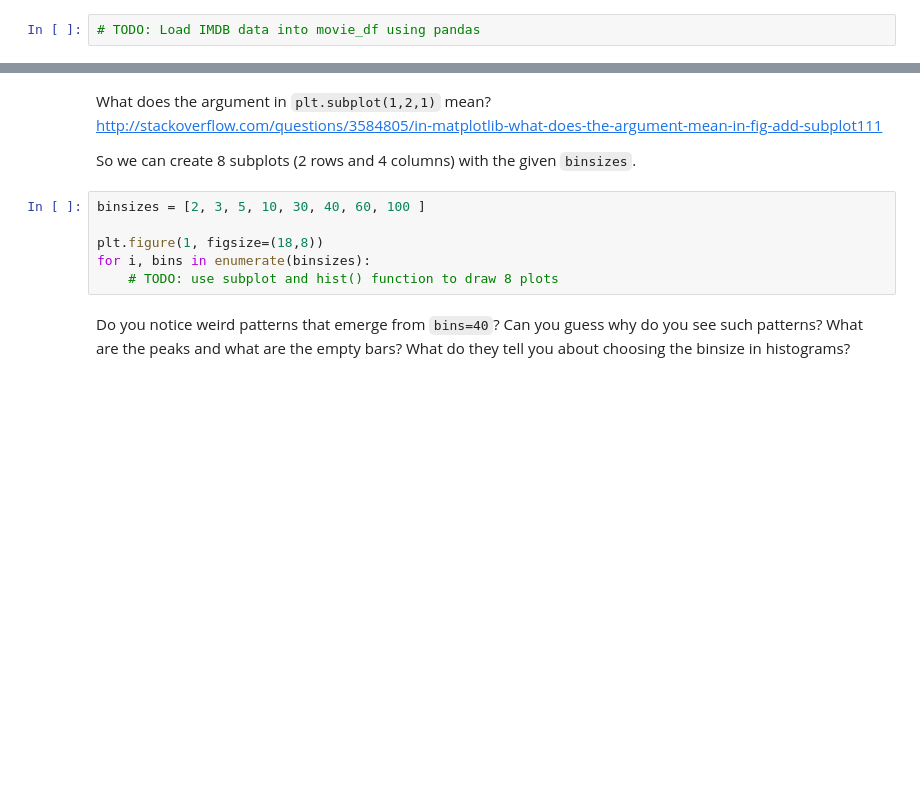
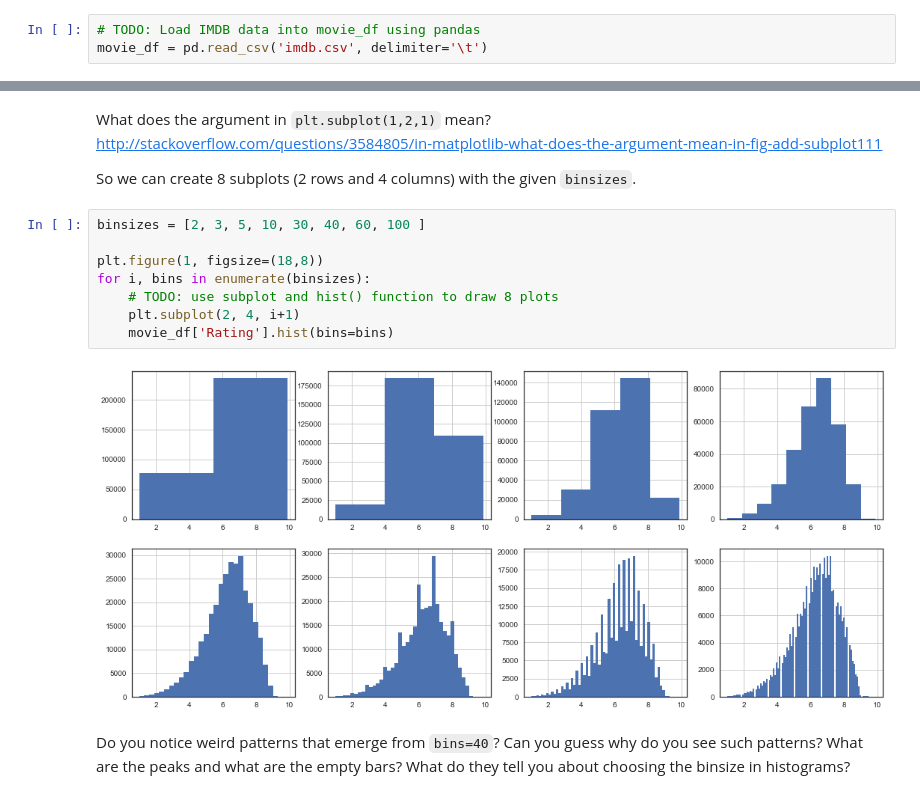
Before and after one commit to muftring/iu-datavis, a Jupyter notebook: week-06/w06_lab_uftring_michael.ipynb, the cells around one changed output, grey strips where cells are left out. Cells and saved outputs as stored; diff of their text form; blank space fills up the shorter version.

Commit message:
Lab 6: more on histograms

```diff
--- a/week-06/w06_lab_uftring_michael.ipynb
+++ b/week-06/w06_lab_uftring_michael.ipynb
@@ -56,6 +56,7 @@ plt.hist(x = list(data.keys()), bins=bins, weights=list(data.values()), normed=T
 How does matplotlib decide the bin width? Let's try with the IMDb data.
 # %%
 # TODO: Load IMDB data into movie_df using pandas
+movie_df = pd.read_csv('imdb.csv', delimiter='\t')
 # %% [markdown]
 Plot the histogram of movie ratings using the `plt.hist()` function.
 # %%
@@ -111,9 +154,13 @@ So we can create 8 subplots (2 rows and 4 columns) with the given `binsizes`.
 # %%
 binsizes = [2, 3, 5, 10, 30, 40, 60, 100 ]
 
 plt.figure(1, figsize=(18,8))
 for i, bins in enumerate(binsizes):
     # TODO: use subplot and hist() function to draw 8 plots
+    plt.subplot(2, 4, i+1)
+    movie_df['Rating'].hist(bins=bins)
+# %% [output]
+[figure, added]
 # %% [markdown]
 Do you notice weird patterns that emerge from `bins=40`? Can you guess why do you see such patterns? What are the peaks and what are the empty bars? What do they tell you about choosing the binsize in histograms?
 # %%
```
Also changed, not shown: parts of 11 cells of this notebook.
